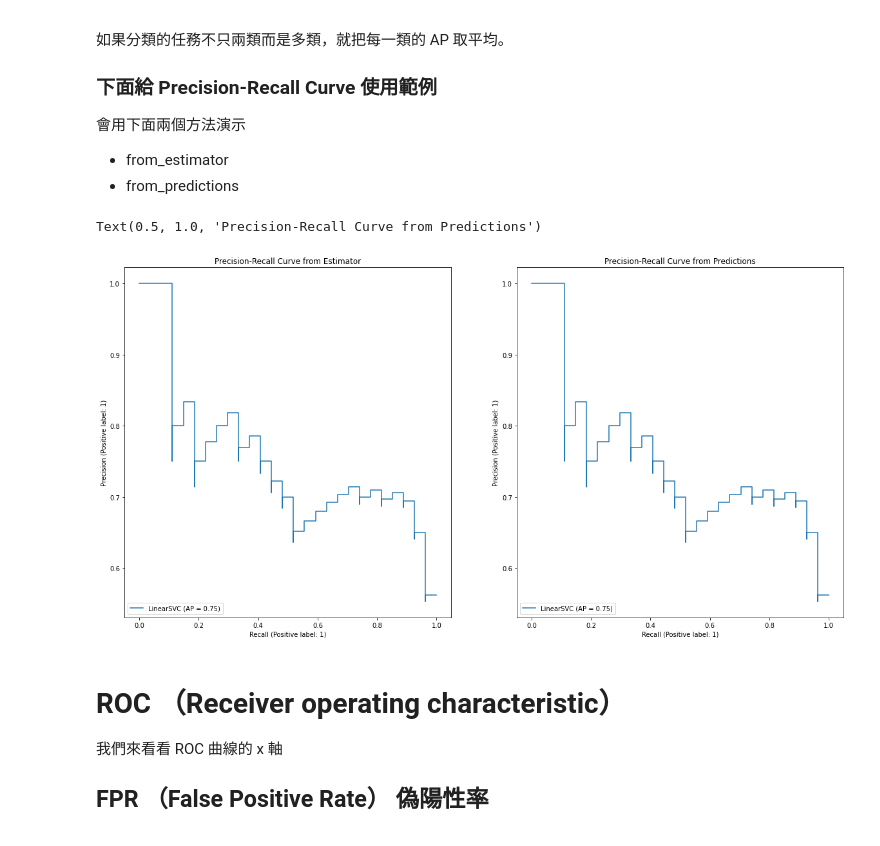
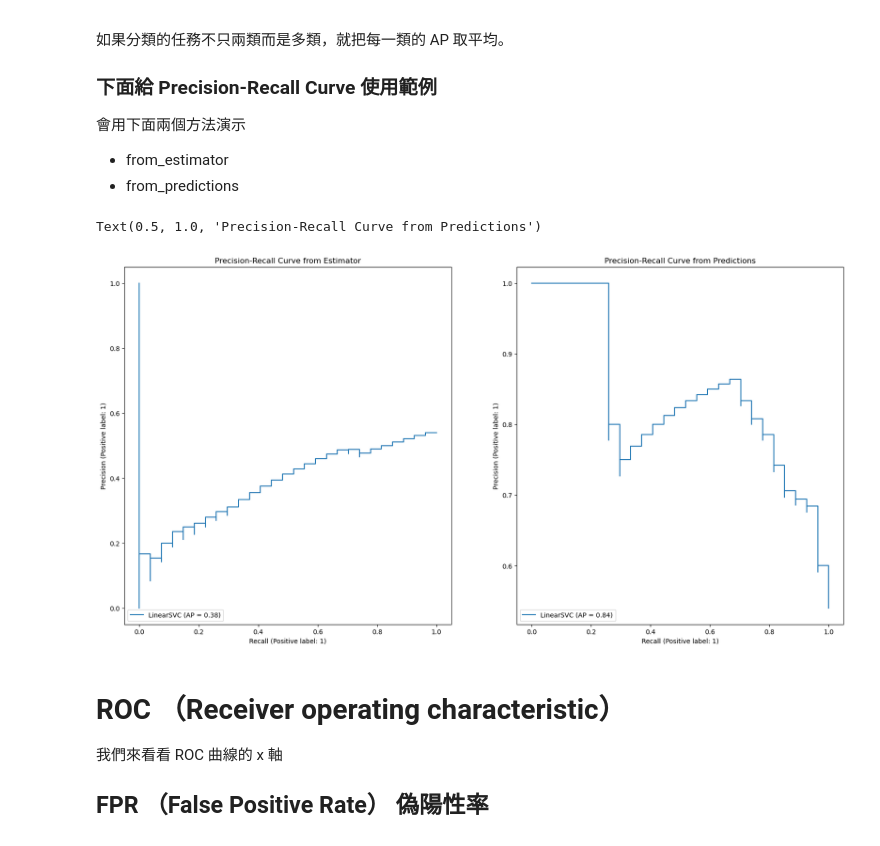
Before and after one commit to tobytoy/OpenResource, a Jupyter notebook: machine-learning(scikit-learn)/jupyter/評價指標(metrics)/metrics_classification_advance.ipynb, the cells around one changed output. Saved outputs shown, nothing was run; the diff lists cells and outputs as text; code cells hidden in the pictures.

```diff
--- a/machine-learning(scikit-learn)/jupyter/評價指標(metrics)/metrics_classification_advance.ipynb
+++ b/machine-learning(scikit-learn)/jupyter/評價指標(metrics)/metrics_classification_advance.ipynb
@@ -132,37 +132,37 @@ fig = plt.figure()
 ax_11 = fig.add_subplot(1, 2, 1)
 ax_12 = fig.add_subplot(1, 2, 2)
 
 X, y = load_iris(return_X_y=True)
 
 # 加雜訊
 random_state = np.random.RandomState(87)
 n_samples, n_features = X.shape
 X = np.concatenate([X, random_state.randn(n_samples, 200 * n_features)], axis=1)
 
 # 只用前兩類 跟 切分資料
 X_train, X_test, y_train, y_test = train_test_split(X[y < 2], y[y < 2], test_size=0.5, random_state=random_state)
 
 
-classifier = LinearSVC(random_state=random_state).fit(X_train, y_train)
-# classifier = SVC(random_state=random_state, probability=True).fit(X_train, y_train)  # 改機率
+#classifier = LinearSVC(random_state=random_state).fit(X_train, y_train)
+classifier = SVC(random_state=random_state, probability=True).fit(X_train, y_train)  # 改機率
 
 # 如果用 from_estimator 要把模型也傳進去
 display_estimator = PrecisionRecallDisplay.from_estimator(
     classifier, X_test, y_test, name="LinearSVC", ax=ax_11
 )
 display_estimator.ax_.set_title("Precision-Recall Curve from Estimator")
 
 # 如果預測出結果可以用 from_predictions
 y_score = classifier.decision_function(X_test)
-# y_score = list(map(max, classifier.predict_proba(X_test)))   # 改機率
+y_score = list(map(max, classifier.predict_proba(X_test)))   # 改機率
 
 display_predictions = PrecisionRecallDisplay.from_predictions(
     y_test, y_score, name="LinearSVC", ax=ax_12
     )
 display_predictions.ax_.set_title("Precision-Recall Curve from Predictions")
 # %% [output]
 Text(0.5, 1.0, 'Precision-Recall Curve from Predictions')
-[figure, old version]
+[figure, new version]
 # %% [markdown]
 # ROC （Receiver operating characteristic）
 
```
Also changed, not shown: parts of 1 cell of this notebook, 8 other files.
